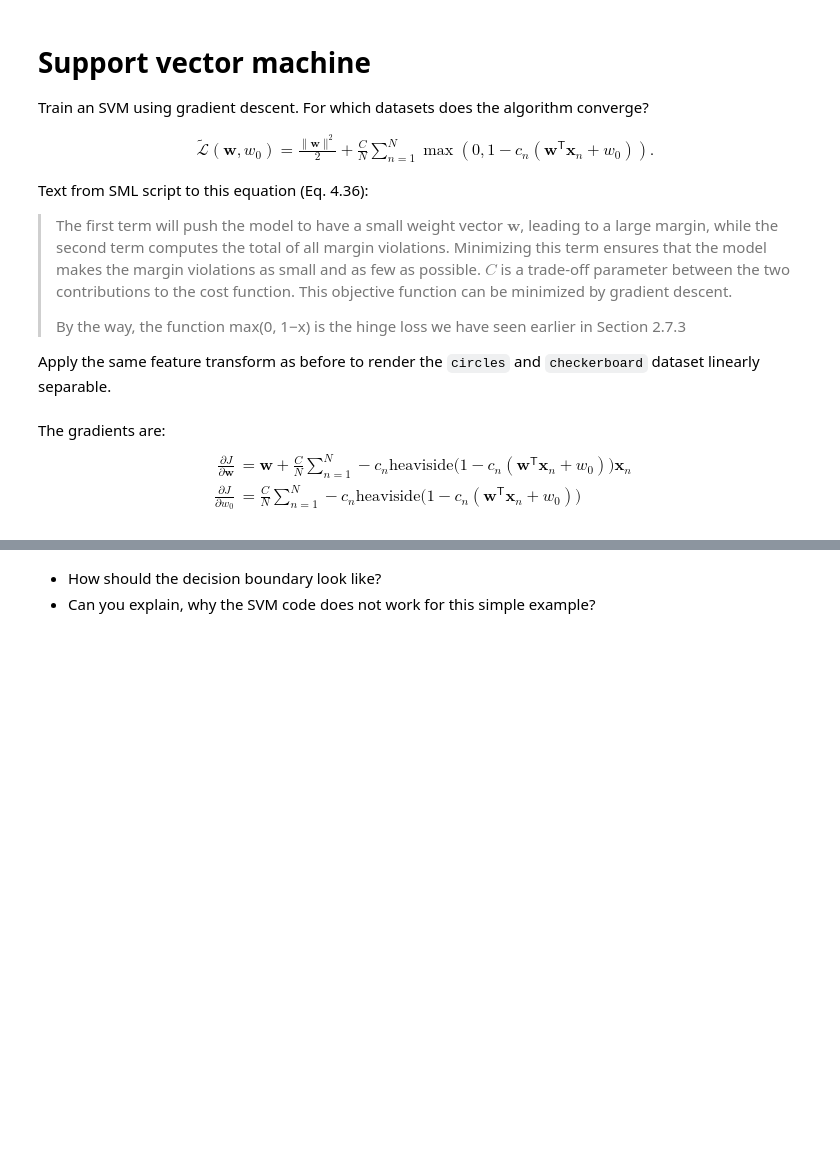
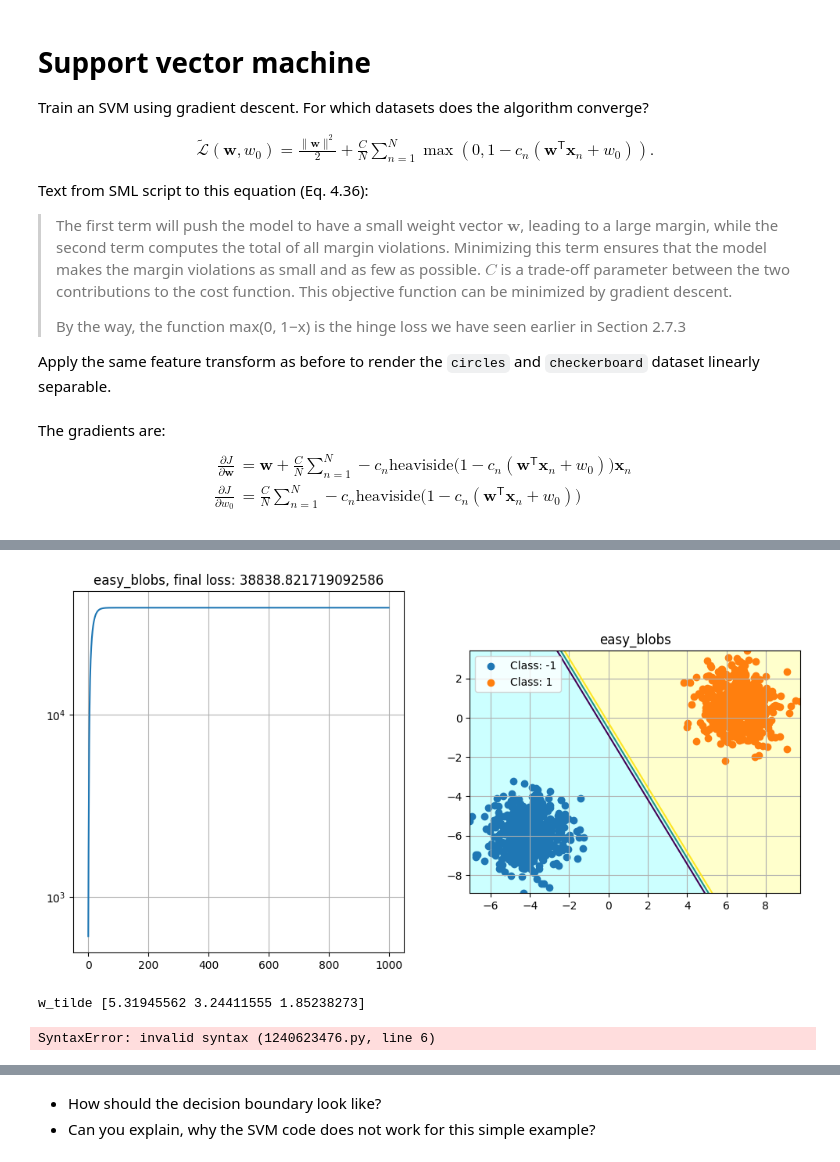
Before and after one commit to dns1403/Numerik-Seminar-Vortrag-Code, a Jupyter notebook: SaML/p3_template.ipynb, the cells around one changed output, grey strips where cells are left out. Saved outputs shown, nothing was run; the diff lists cells and outputs as text; code cells hidden in the pictures; blank space fills up the shorter version.

```diff
--- a/SaML/p3_template.ipynb
+++ b/SaML/p3_template.ipynb
@@ -308,9 +327,10 @@ def fit_support_vector_machine(dataset, transform_fn=None, iterations=10000,
     c = dataset.labels
     for iteration in range(iterations):
         discriminant, c_hat = predict_rosenblatt_perceptron(x_tilde, w_tilde)
-        loss_history[iteration] = ???
-        gradient_w = ???
-        gradient_w_0 = ???
+        z = c * discriminant
+        loss_history[iteration] = np.linalg.norm(w_tilde[:-1]) / 2 + hinge_loss_weight * np.sum(np.maximum(0, z), axis=0)
+        gradient_w = w_tilde[:-1] + hinge_loss_weight / N * np.einsum('n,n,nd->d', np.heaviside(z, 0.5), -c, x_tilde[:, :-1])
+        gradient_w_0 = hinge_loss_weight / N * np.einsum('n,n->', np.heaviside(z, 0.5), -c)
         gradient = np.concatenate((gradient_w, [gradient_w_0]))
         w_tilde = w_tilde - learning_rate * gradient
     return w_tilde, loss_history
@@ -323,20 +346,25 @@ fit_and_plot(
 # %%
 fit_and_plot(
     easy_blobs,
     fit_function=fit_support_vector_machine,
     levels=[-1, 0, 1],
-    iterations=???,
-    hinge_loss_weight=???,
-    learning_rate=???,
+    iterations=1000,
+    hinge_loss_weight=1,
+    learning_rate=0.1,
 )
+# %% [output]
+[figure, added]
+w_tilde [5.31945562 3.24411555 1.85238273]
 # %%
 fit_and_plot(
     circles,
     fit_function=fit_support_vector_machine,
     levels=[-1, 0, 1],
-    transform_fn=lambda x: ???,
-    hinge_loss_weight=???
+    transform_fn=lambda x:
+    hinge_loss_weight=1,
 )
+# %% [output]
+SyntaxError: invalid syntax (1240623476.py, line 6)
 # %%
 fit_and_plot(
     checkerboard,
```
Also changed, not shown: parts of 26 cells of this notebook, 5 other files.
